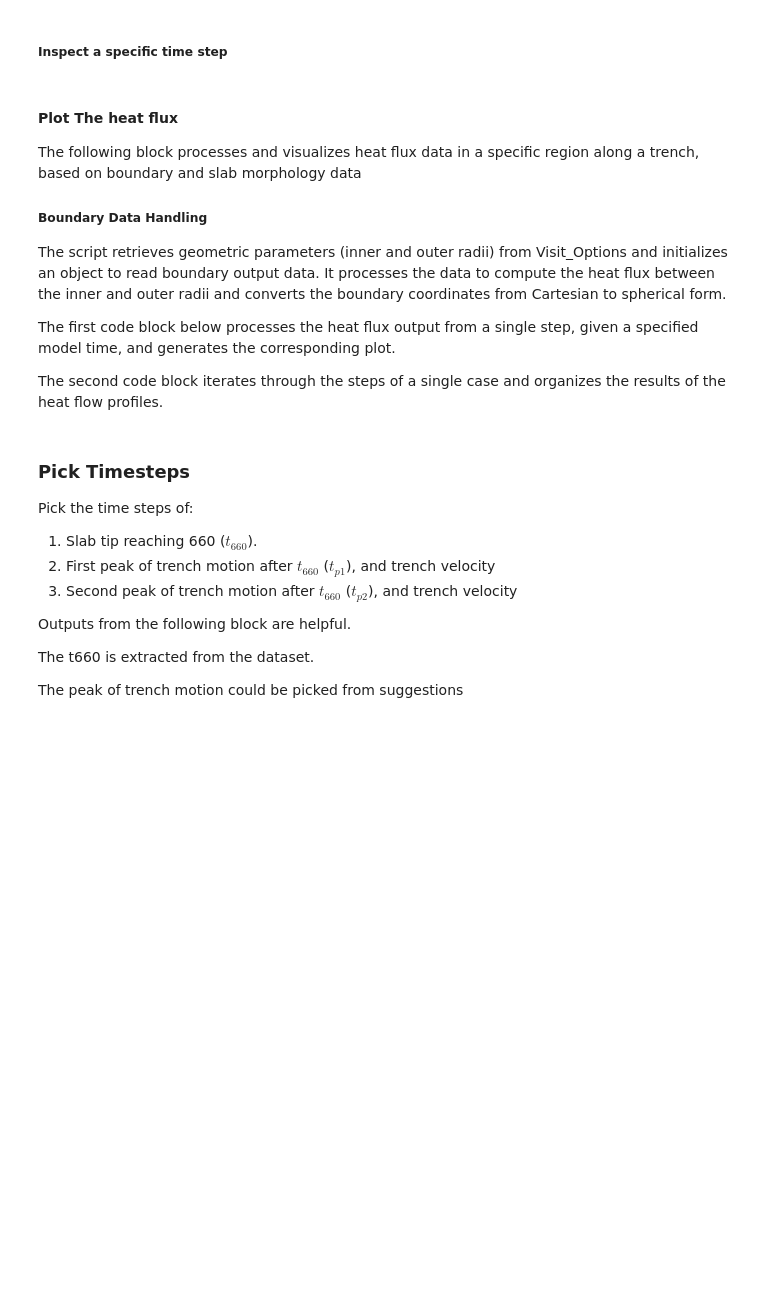
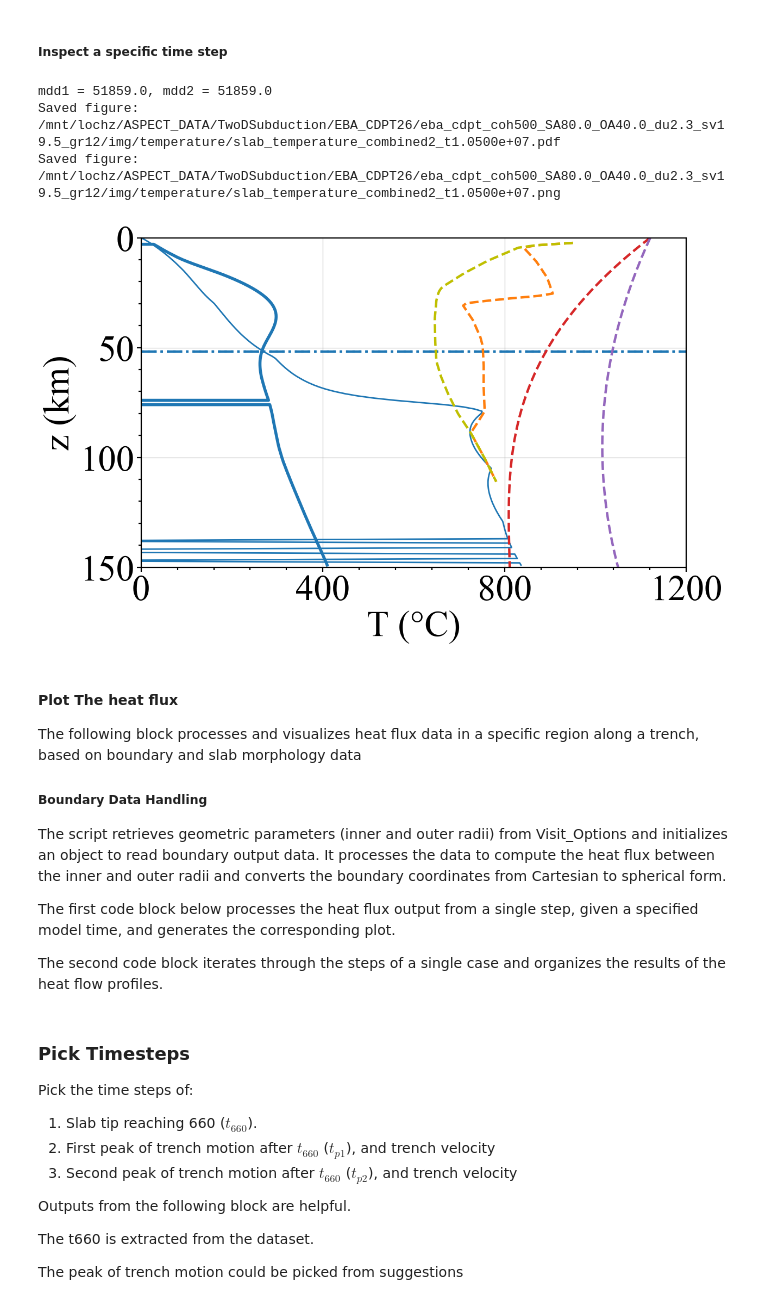
Before and after one commit to lhy11009/aspectLib, a Jupyter notebook: jupyter_notebooks/TwoDSubduction/PlotCase.ipynb, the cells around one changed output. Saved outputs shown, nothing was run; the diff lists cells and outputs as text; code cells hidden in the pictures; blank space fills up the shorter version.

```diff
--- a/jupyter_notebooks/TwoDSubduction/PlotCase.ipynb
+++ b/jupyter_notebooks/TwoDSubduction/PlotCase.ipynb
@@ -320,7 +341,7 @@ print("(x, y, z) = (%.3f, %.3f, %.3f)" % (x, y, z))
 # %% [markdown]
 #### Automazed workflow to finalize visualization
 # %%
-finalize_visual = True
+finalize_visual = False
 
 if finalize_visual:
 
@@ -558,7 +582,7 @@ if True:
 # %% [markdown]
 ##### Analyze velocity around the mdds
 # %%
-analyze_velocity_mdds = True
+analyze_velocity_mdds = False
 
 if analyze_velocity_mdds:
 
@@ -606,7 +630,9 @@ if analyze_velocity_mdds:
     fig, ax = plt.subplots(figsize=(8*scaling_factor, 5*scaling_factor))
     ax1 = ax.twinx()
 
-    file_names = ["mdd1_profile_%.5d.txt" % vtu_step, "mdd2_profile_%.5d.txt" % vtu_step]
+    file_names = ["mdd_extract_profile_%.5d_depth_40.00km.txt" % vtu_step,
+                  "mdd_extract_profile_%.5d_depth_70.00km.txt" % vtu_step,
+                  "mdd1_profile_%.5d.txt" % vtu_step, "mdd2_profile_%.5d.txt" % vtu_step]
 
     for i, file_name in enumerate(file_names):
 
@@ -637,7 +663,7 @@ if analyze_velocity_mdds:
 
         dist = r*(fai - fai_c)
 
-        ax.plot(dist/1e3, 100.0*v_mag, "-", label="Magnitude")
+        ax.plot(dist/1e3, 100.0*v_mag, "-", label="Magnitude (%s)" % file_name)
         ax1.plot(dist/1e3, v_angle*180.0/np.pi, "--", label="Angle")
 
     ax.set_xlim(x_lim)
@@ -717,7 +742,7 @@ if plot_case_slab_temperature:
 # %%
 from hamageolib.research.haoyuan_2d_subduction.legacy_tools import SlabTemperature
 
-if False:
+if True:
 
     vtu_snapshot = 105 + int(Visit_Options.options['INITIAL_ADAPTIVE_REFINEMENT']) # 0 Ma
 
@@ -733,5 +758,6 @@ if False:
     vtu_step = max(0, int(vtu_snapshot) - int(Visit_Options.options['INITIAL_ADAPTIVE_REFINEMENT']))
     o_file = os.path.join(o_dir, "slab_temperature_%05d.txt" % vtu_step)
 
-    _, _, _ = SlabTemperature(local_dir, vtu_snapshot, o_file, output_slab=True, fix_shallow=True, offsets=[-5e3, -10e3])
+    _, _, _ = SlabTemperature(local_dir, vtu_snapshot, o_file, output_slab=True, fix_shallow=True,\
+        offsets=[-5e3, -10e3], n_crust=Visit_Options.options["N_CRUST"], rs_n=5, interp_kind="linear")
     assert(os.path.isfile(o_file))  # assert the outputs of temperature profiles
@@ -738,5 +782,5 @@ if False:
 # %%
-plot_case_slab_temperature_0 = True
+plot_case_slab_temperature_0 = False
 
 if plot_case_slab_temperature_0:
 
@@ -895,21 +939,26 @@ if plot_case_slab_temperature_0:
 # %%
 plot_case_slab_temperature_1 = True
 with_legend = False
 
 if plot_case_slab_temperature_1:
 
     config = {
     "Visit_Options": Visit_Options,
     "plot_helper": plot_helper,
-    # "times": [3e6], # 1. one timestep
-    "times": resampled_df["Time"].values, # 2. all timesteps with assigned interval
+    "times": [10.5e6], # 1. one timestep
+    # "times": resampled_df["Time"].values, # 2. all timesteps with assigned interval
     "with_legend": False
     }
 
     plot_temperature_profiles_steps(local_dir, config)
 
     plt.show()
     # plt.close()
+# %% [output]
+mdd1 = 51859.0, mdd2 = 51859.0
+Saved figure: /mnt/lochz/ASPECT_DATA/TwoDSubduction/EBA_CDPT26/eba_cdpt_coh500_SA80.0_OA40.0_du2.3_sv19.5_gr12/img/temperature/slab_temperature_combined2_t1.0500e+07.pdf
+Saved figure: /mnt/lochz/ASPECT_DATA/TwoDSubduction/EBA_CDPT26/eba_cdpt_coh500_SA80.0_OA40.0_du2.3_sv19.5_gr12/img/temperature/slab_temperature_combined2_t1.0500e+07.png
+[figure, added]
 # %% [markdown]
 #### Plot The heat flux
 
```
Also changed, not shown: parts of 12 cells of this notebook, 1 other file.
